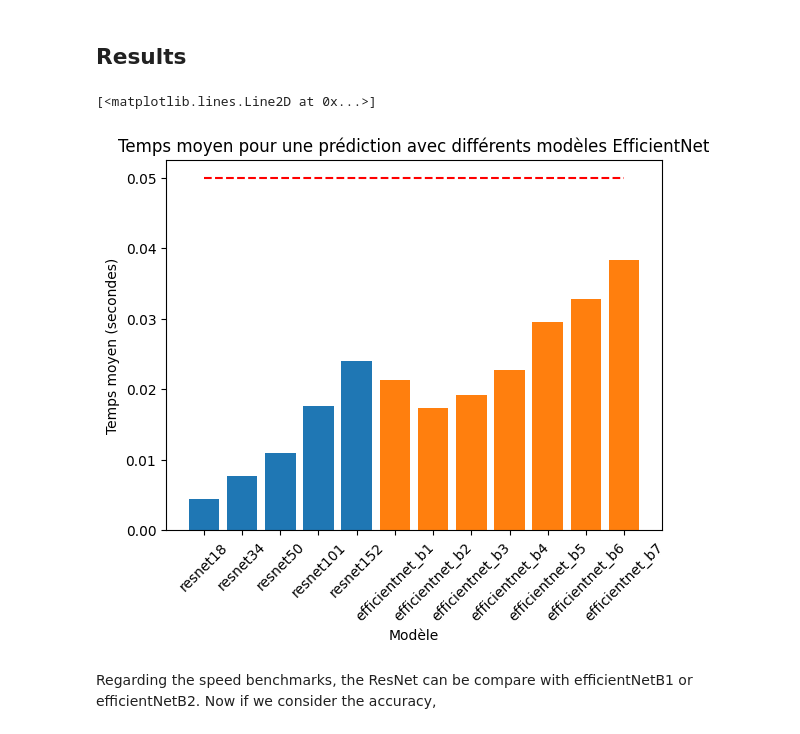
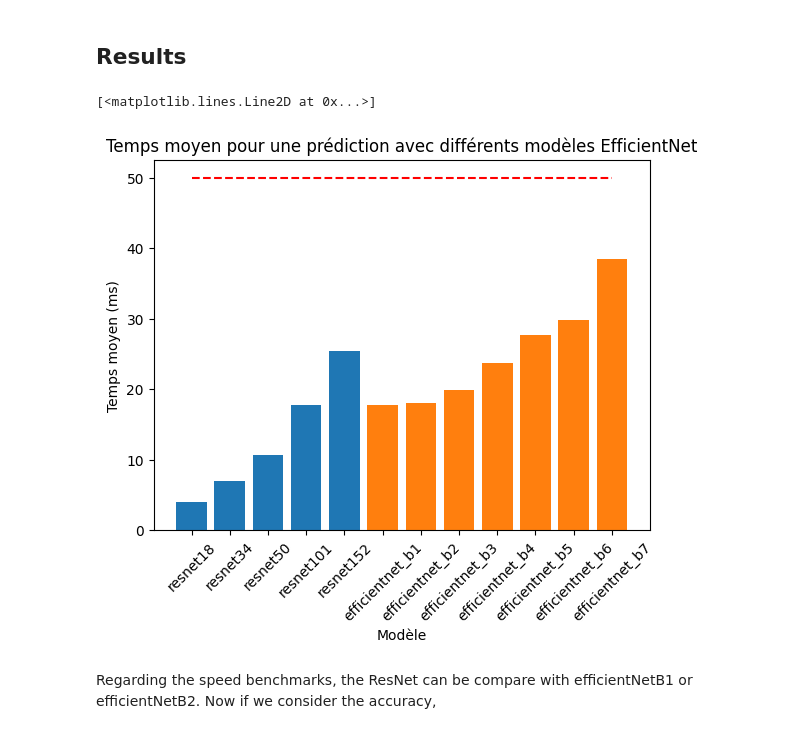
Before and after one commit to DimitriTimoz/tmrl-autopilot, a Jupyter notebook: notes/vision_benchmarks.ipynb, the cells around one changed output. Drawn from its saved outputs; the diff is of its cells as text; code cells hidden in the pictures.

```diff
--- a/notes/vision_benchmarks.ipynb
+++ b/notes/vision_benchmarks.ipynb
@@ -151,17 +156,17 @@ plt.plot([0, len(resnet_benchmarks)-1], [0.05, 0.05], color='red', linestyle='--
 # %% [markdown]
 ## Results
 # %%
-plt.bar(resnet_benchmarks.keys(), np.array(resnet_benchmarks.values())*1000)
-plt.bar(efficientnet_benchmarks.keys(), np.array(efficientnet_benchmarks.values())*1000)
+plt.bar(resnet_benchmarks.keys(), np.array(list(resnet_benchmarks.values()))*1000.0)
+plt.bar(efficientnet_benchmarks.keys(), np.array(list(efficientnet_benchmarks.values()))*1000.0)
 plt.ylabel("Temps moyen (ms)")
 plt.xlabel("Modèle")
 plt.title("Temps moyen pour une prédiction avec différents modèles EfficientNet")
 plt.xticks(rotation=45)
 
-plt.plot([0, len(resnet_benchmarks) + len(efficientnet_benchmarks)-1], [500, 500], color='red', linestyle='--')
+plt.plot([0, len(resnet_benchmarks) + len(efficientnet_benchmarks)-1], [50, 50], color='red', linestyle='--')
 # %% [output]
 [<matplotlib.lines.Line2D at 0x...>]
-[figure, old version]
+[figure, new version]
 # %% [markdown]
 Regarding the speed benchmarks, the ResNet can be compare with efficientNetB1 or efficientNetB2. Now if we consider the accuracy,
 # %% [markdown]
```
Also changed, not shown: parts of 4 cells of this notebook, 1 other file.
